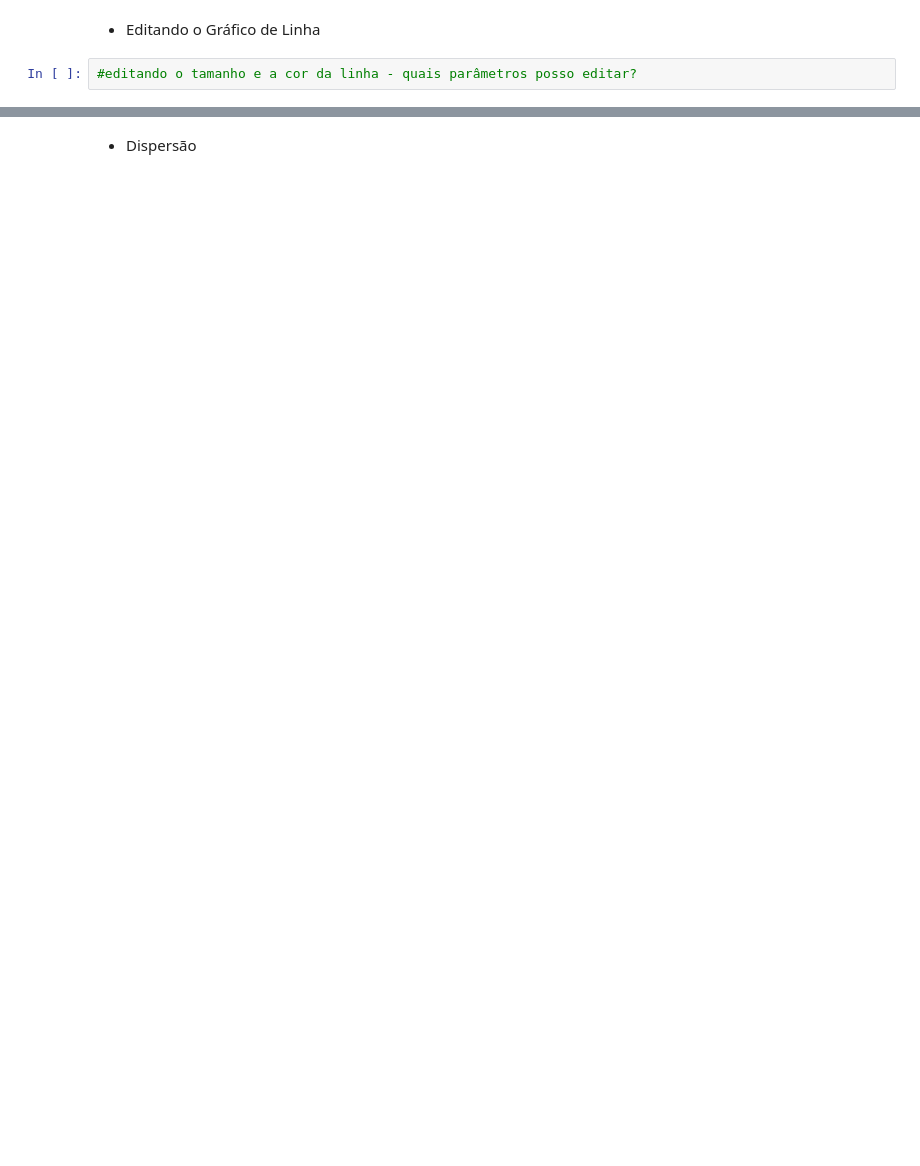
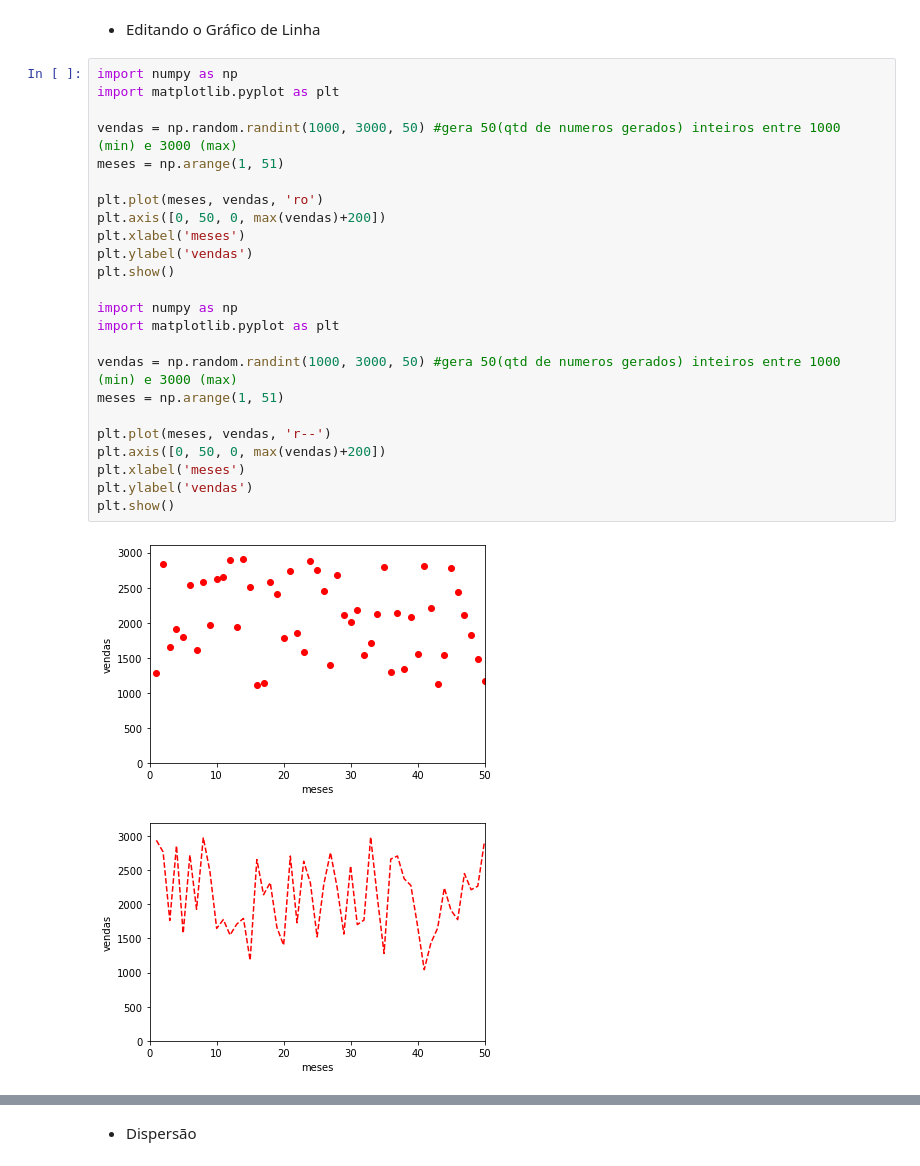
Before and after one commit to devvbie/Python-Impressionador, a Jupyter notebook: notebooks/20 - Exercícios - Módulos de gráficos.ipynb, the cells around one changed output, grey strips where cells are left out. Saved outputs shown, nothing was run; the diff lists cells and outputs as text; blank space fills up the shorter version.

```diff
--- a/notebooks/20 - Exercícios - Módulos de gráficos.ipynb
+++ b/notebooks/20 - Exercícios - Módulos de gráficos.ipynb
@@ -18,4 +32,29 @@ meses = np.arange(1, 51)
 # %% [markdown]
 - Editando o Gráfico de Linha
-# %%
-#editando o tamanho e a cor da linha - quais parâmetros posso editar?
+# %%
+import numpy as np
+import matplotlib.pyplot as plt
+
+vendas = np.random.randint(1000, 3000, 50) #gera 50(qtd de numeros gerados) inteiros entre 1000 (min) e 3000 (max)
+meses = np.arange(1, 51)
+
+plt.plot(meses, vendas, 'ro')
+plt.axis([0, 50, 0, max(vendas)+200])
+plt.xlabel('meses')
+plt.ylabel('vendas')
+plt.show()
+
+import numpy as np
+import matplotlib.pyplot as plt
+
+vendas = np.random.randint(1000, 3000, 50) #gera 50(qtd de numeros gerados) inteiros entre 1000 (min) e 3000 (max)
+meses = np.arange(1, 51)
+
+plt.plot(meses, vendas, 'r--')
+plt.axis([0, 50, 0, max(vendas)+200])
+plt.xlabel('meses')
+plt.ylabel('vendas')
+plt.show()
+# %% [output]
+[figure, added]
+[figure, added]
```
Also changed, not shown: parts of 5 cells of this notebook, 3 other files.
